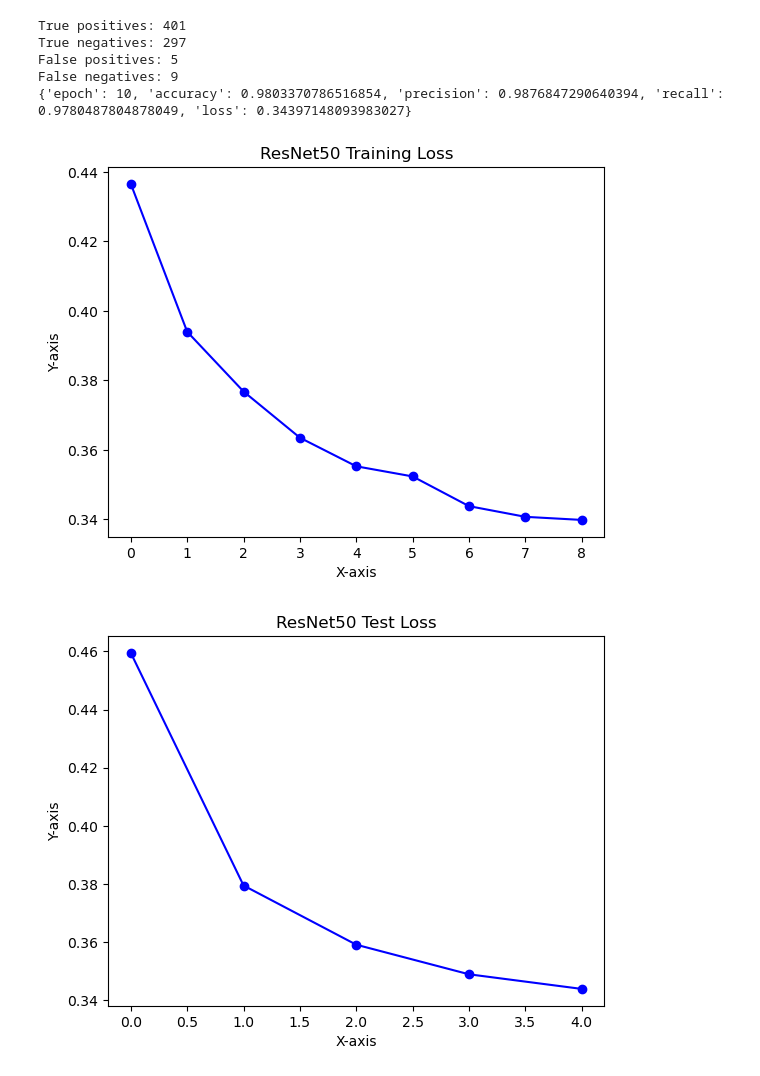
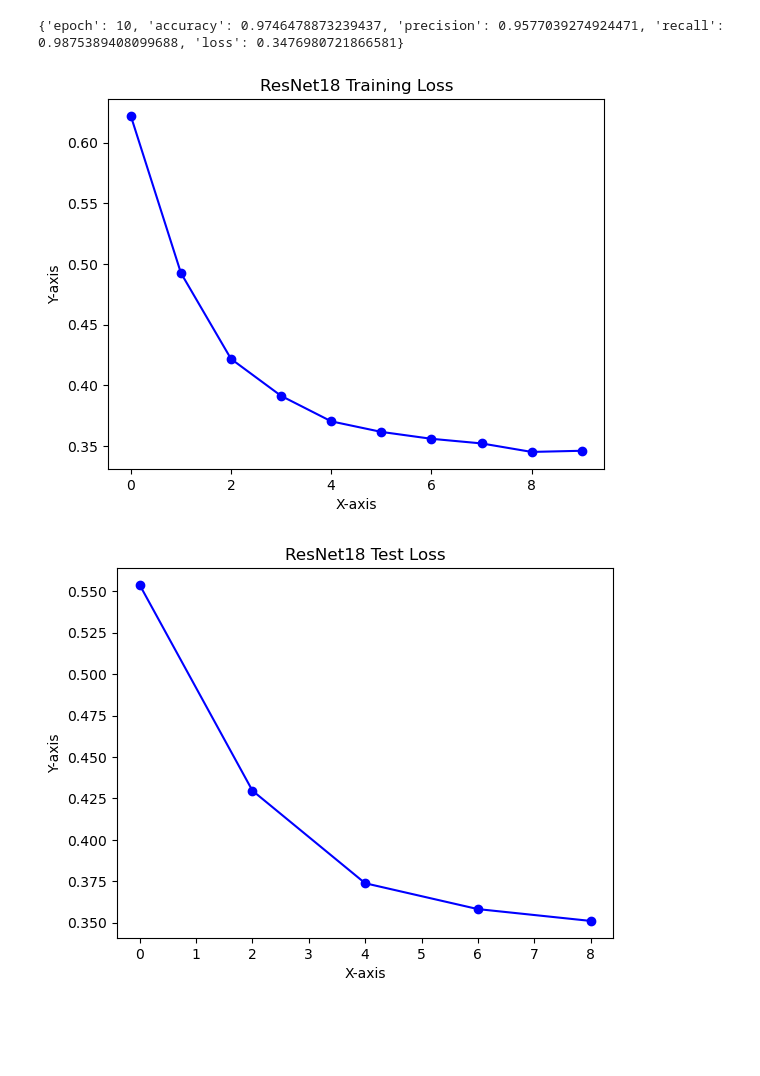
Before and after one commit to waggle-sensor/summer2023, a Jupyter notebook: Arnold/snowclassifier/model.ipynb, the cells around one changed output. Saved outputs shown, nothing was run; the diff lists cells and outputs as text; code cells hidden in the pictures; blank space fills up the shorter version.

```diff
--- a/Arnold/snowclassifier/model.ipynb
+++ b/Arnold/snowclassifier/model.ipynb
@@ -20,12 +20,12 @@ train_size = len(data) - test_size
 train_set, test_set = torch.utils.data.random_split(data, [train_size, test_size])
 # %%
 #Create additional layers for snow classification
-model = models.resnet18(weights =models.ResNet18_Weights.IMAGENET1K_V1)
+model = models.resnet50(weights =models.ResNet50_Weights.IMAGENET1K_V2)
 for param in model.parameters():
     param.requires_grad = False
 
 model.fc = torch.nn.Sequential(
-    torch.nn.Linear(512, 128),
+    torch.nn.Linear(2048, 128),
     torch.nn.ReLU(),
     torch.nn.Linear(128,2),
     torch.nn.Softmax(dim= 1)
@@ -54,7 +54,7 @@ ResNet(
 
 lr = 0.0003
 batch_size = 256
-epochs =100
+epochs =10
 criterion = torch.nn.CrossEntropyLoss()
 optimizer = torch.optim.Adam(model.fc.parameters(), lr)
 train_loader = torch.utils.data.DataLoader(train_set, batch_size= batch_size, shuffle= True)
@@ -92,10 +92,10 @@ def calc_test_accuracy(model, dataloader,epoch, save_pic = False, criterion =tor
                         TN +=1
                   if(predicted == 1 and true_label == 0):
                         FP +=1
-                        #plt.imsave(f"imageFP{num}.png",i.cpu().squeeze(0).permute(1,2,0).numpy() )
+                        plt.imsave(f"imageFP{num}.png",i.cpu().squeeze(0).permute(1,2,0).numpy() )
                   elif(predicted == 0 and true_label == 1):
                         FN +=1
-                        #plt.imsave(f"imageFN{num}.png",i.cpu().squeeze(0).permute(1,2,0).numpy() )
+                        plt.imsave(f"imageFN{num}.png",i.cpu().squeeze(0).permute(1,2,0).numpy() )
 
             stats = dict(
                   epoch = epoch,
@@ -119,6 +119,7 @@ train_loss, test_loss = [],[]
 model.train()
 verbose = 10
 steps = 0
+
 for epoch in range(epochs):
     print(epoch)
     for images,labels in train_loader:
@@ -143,7 +144,7 @@ for epoch in range(epochs):
             stats = calc_test_accuracy(model, test_loader, epoch+1)
 
             test_loss.append(stats["loss"])
-            print(stats)
+            stats["training_loss"] = train_loss
             torch.save(stats, f"stats-{epoch+1}.pt")
     running_loss= 0
     model.train()
@@ -163,11 +170,7 @@ model = torch.load('model.pth')
 stats = calc_test_accuracy(model, test_loader, epoch+1)
 print(stats)
 # %% [output]
-True positives: 401
-True negatives: 297
-False positives: 5
-False negatives: 9
-{'epoch': 10, 'accuracy': 0.9803370786516854, 'precision': 0.9876847290640394, 'recall': 0.9780487804878049, 'loss': 0.34397148093983027}
+{'epoch': 10, 'accuracy': 0.9746478873239437, 'precision': 0.9577039274924471, 'recall': 0.9875389408099688, 'loss': 0.3476980721866581}
 # %%
 fig, ax = plt.subplots()
 
@@ -175,26 +178,26 @@ fig, ax = plt.subplots()
 ax.plot(train_loss, marker='o', linestyle='-', color='b')
 
 # Customize the plot
-ax.set_title('ResNet50 Training Loss')
+ax.set_title('ResNet18 Training Loss')
 ax.set_xlabel('X-axis')
 ax.set_ylabel('Y-axis')
 
 # Display the plot
 plt.show()
 # %% [output]
-[figure, old version]
+[figure, new version]
 # %%
 fig, ax = plt.subplots()
 
 # Plot the data
-ax.plot(test_loss, marker='o', linestyle='-', color='b')
+ax.plot([0,2,4,6,8],test_loss,marker='o', linestyle='-', color='b')
 
 # Customize the plot
-ax.set_title('ResNet50 Test Loss')
+ax.set_title('ResNet18 Test Loss')
 ax.set_xlabel('X-axis')
 ax.set_ylabel('Y-axis')
 
 # Display the plot
 plt.show()
 # %% [output]
-[figure, old version]
+[figure, new version]
```
Also changed, not shown: parts of 3 cells of this notebook, 14 other files.
